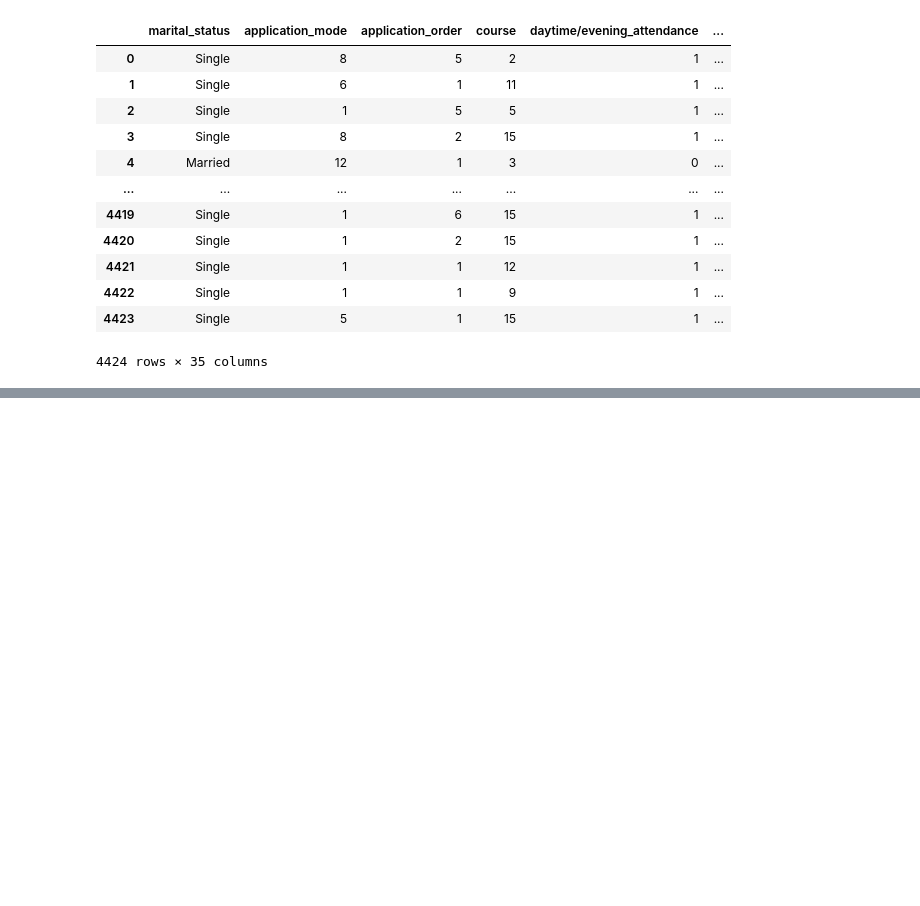
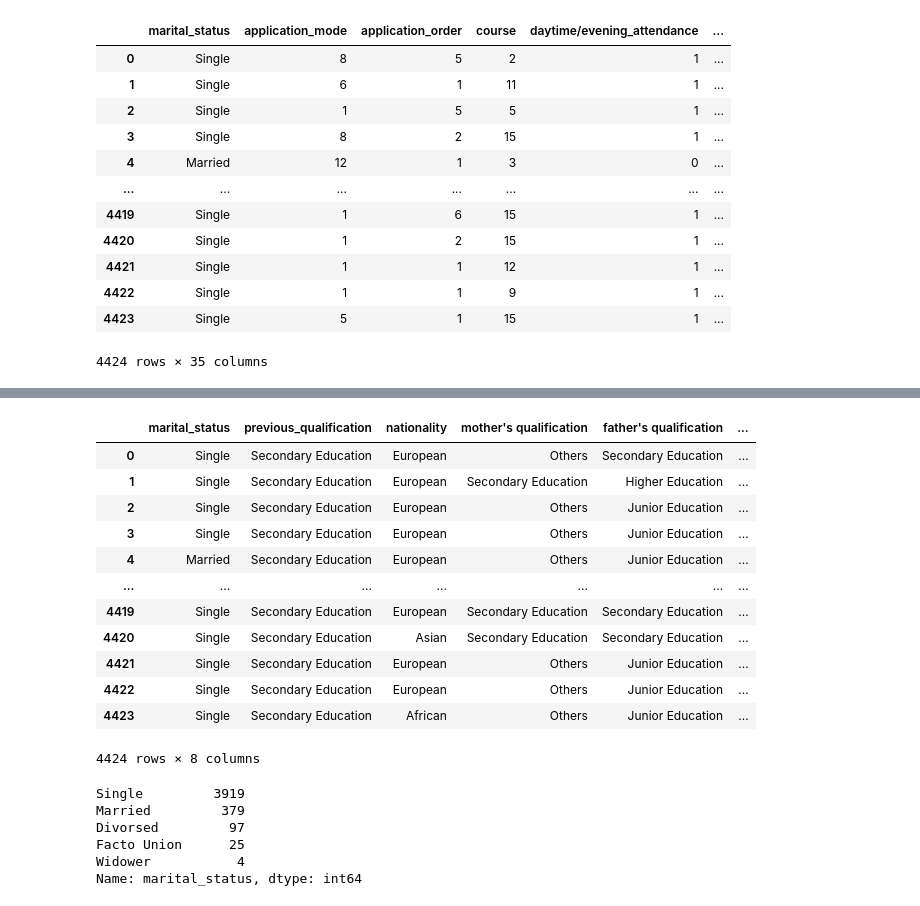
Before and after one commit to yarenmerveakin/Final-Project, a Jupyter notebook: Final_Project_Yaren.ipynb, the cells around one changed output, grey strips where cells are left out. Saved outputs shown, nothing was run; the diff lists cells and outputs as text; code cells hidden in the pictures; blank space fills up the shorter version.

```diff
--- a/Final_Project_Yaren.ipynb
+++ b/Final_Project_Yaren.ipynb
@@ -130,0 +167,25 @@ dtype: int64
+# %%
+categorical_data
+# %% [output]
+|  | marital_status | previous_qualification | nationality | mother's qualification | father's qualification | ... |
+| 0 | Single | Secondary Education | European | Others | Secondary Education | ... |
+| 1 | Single | Secondary Education | European | Secondary Education | Higher Education | ... |
+| 2 | Single | Secondary Education | European | Others | Junior Education | ... |
+| 3 | Single | Secondary Education | European | Others | Junior Education | ... |
+| 4 | Married | Secondary Education | European | Others | Junior Education | ... |
+| ... | ... | ... | ... | ... | ... | ... |
+| 4419 | Single | Secondary Education | European | Secondary Education | Secondary Education | ... |
+| 4420 | Single | Secondary Education | Asian | Secondary Education | Secondary Education | ... |
+| 4421 | Single | Secondary Education | European | Others | Junior Education | ... |
+| 4422 | Single | Secondary Education | European | Others | Junior Education | ... |
+| 4423 | Single | Secondary Education | African | Others | Junior Education | ... |
+4424 rows × 8 columns
+# %%
+df4['marital_status'].value_counts()
+# %% [output]
+Single         3919
+Married         379
+Divorsed         97
+Facto Union      25
+Widower           4
+Name: marital_status, dtype: int64
```
Also changed, not shown: parts of 6 cells of this notebook.
